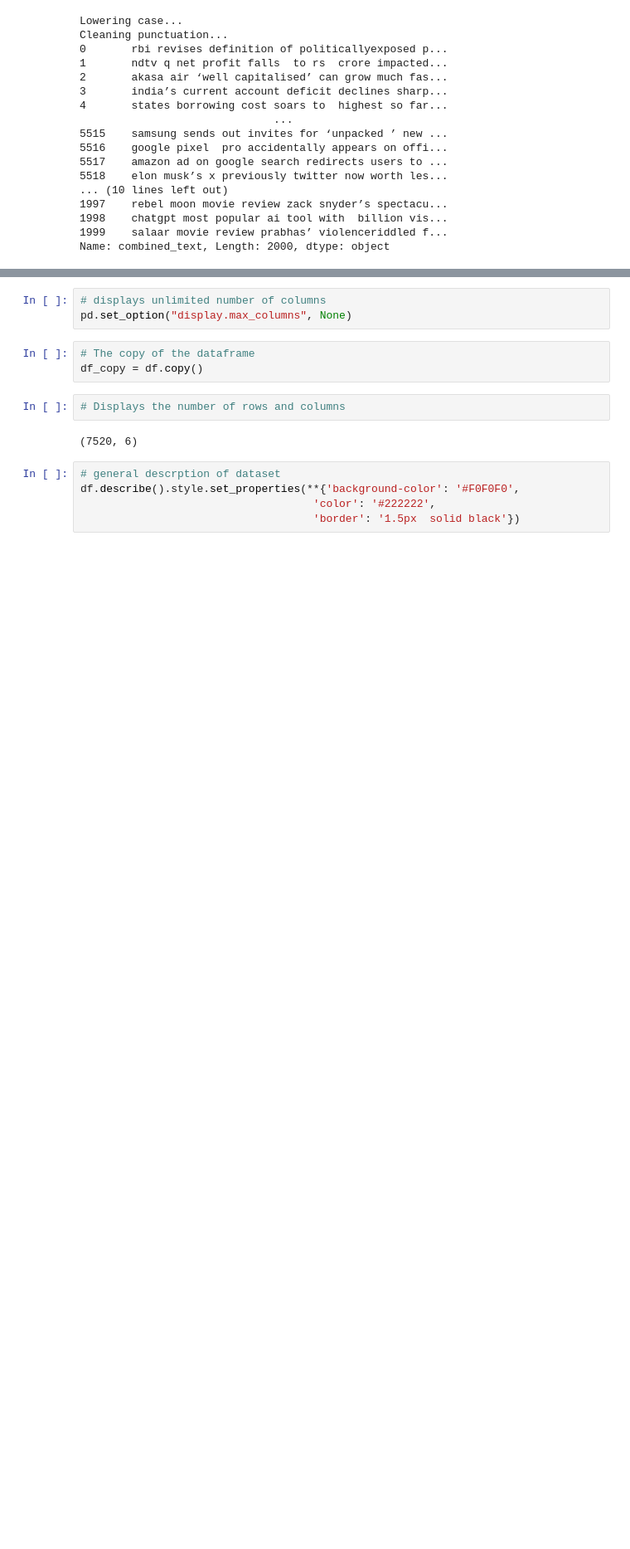
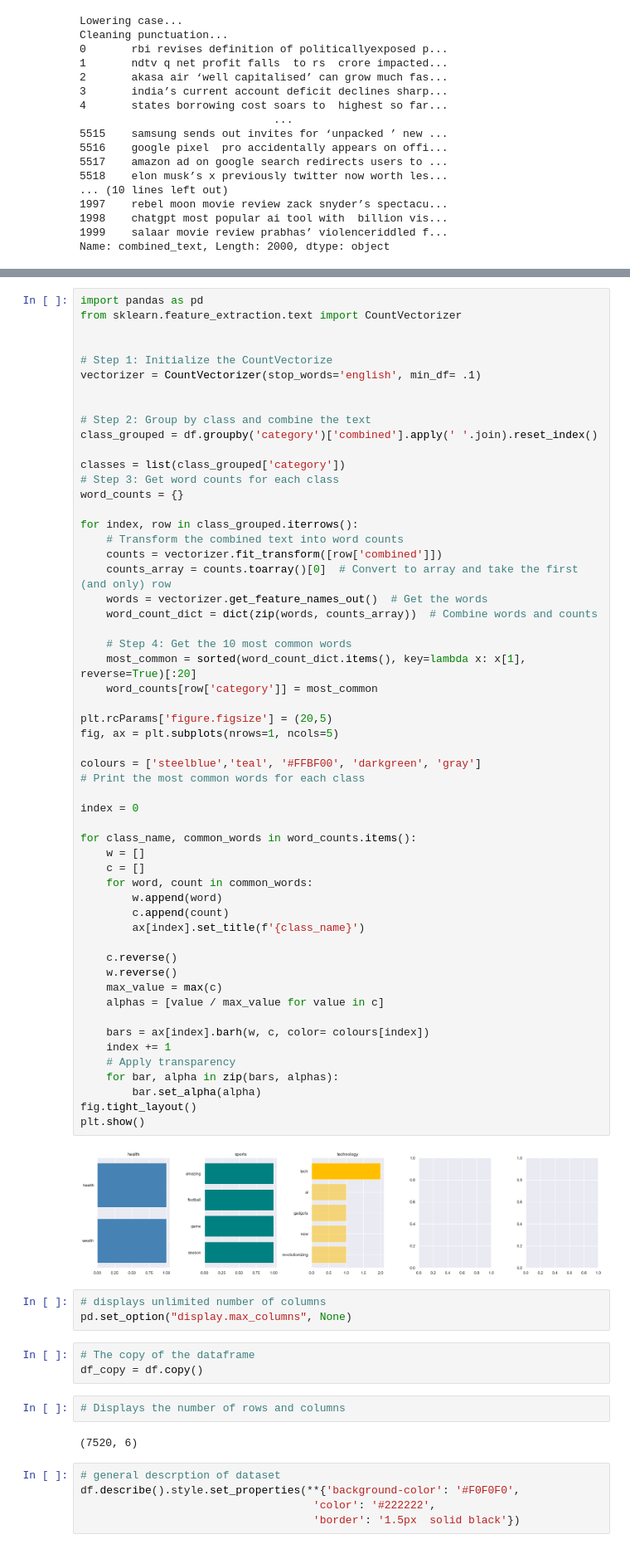
Before and after one commit to Nomathemba149/2401PTDS_Classification_Project-main, a Jupyter notebook: Classifucation Project Notebook.ipynb, the cells around one changed output, grey strips where cells are left out. Shown: that part at 83% size. Cells and saved outputs as stored; diff of their text form; blank space fills up the shorter version.

```diff
--- a/Classifucation Project Notebook.ipynb
+++ b/Classifucation Project Notebook.ipynb
@@ -217,3 +217,60 @@ plt.show()
+# %%
+import pandas as pd
+from sklearn.feature_extraction.text import CountVectorizer
+
+
+# Step 1: Initialize the CountVectorize
+vectorizer = CountVectorizer(stop_words='english', min_df= .1)
+
+
+# Step 2: Group by class and combine the text
+class_grouped = df.groupby('category')['combined'].apply(' '.join).reset_index()
+
+classes = list(class_grouped['category'])
+# Step 3: Get word counts for each class
+word_counts = {}
+
+for index, row in class_grouped.iterrows():
+    # Transform the combined text into word counts
+    counts = vectorizer.fit_transform([row['combined']])
+    counts_array = counts.toarray()[0]  # Convert to array and take the first (and only) row
+    words = vectorizer.get_feature_names_out()  # Get the words
+    word_count_dict = dict(zip(words, counts_array))  # Combine words and counts
+
+    # Step 4: Get the 10 most common words
+    most_common = sorted(word_count_dict.items(), key=lambda x: x[1], reverse=True)[:20]
+    word_counts[row['category']] = most_common
+
+plt.rcParams['figure.figsize'] = (20,5)
+fig, ax = plt.subplots(nrows=1, ncols=5)
+
+colours = ['steelblue','teal', '#FFBF00', 'darkgreen', 'gray']
+# Print the most common words for each class
+
+index = 0
+
+for class_name, common_words in word_counts.items():
+    w = []
+    c = []
+    for word, count in common_words:
+        w.append(word)
+        c.append(count)
+        ax[index].set_title(f'{class_name}')
+
+    c.reverse()
+    w.reverse()
+    max_value = max(c)
+    alphas = [value / max_value for value in c]
+
+    bars = ax[index].barh(w, c, color= colours[index])
+    index += 1
+    # Apply transparency
+    for bar, alpha in zip(bars, alphas):
+        bar.set_alpha(alpha)
+fig.tight_layout()
+plt.show()
+# %% [output]
+[figure, added]
 # %%
 # displays unlimited number of columns
 pd.set_option("display.max_columns", None)
```
Also changed, not shown: parts of 3 cells of this notebook.
